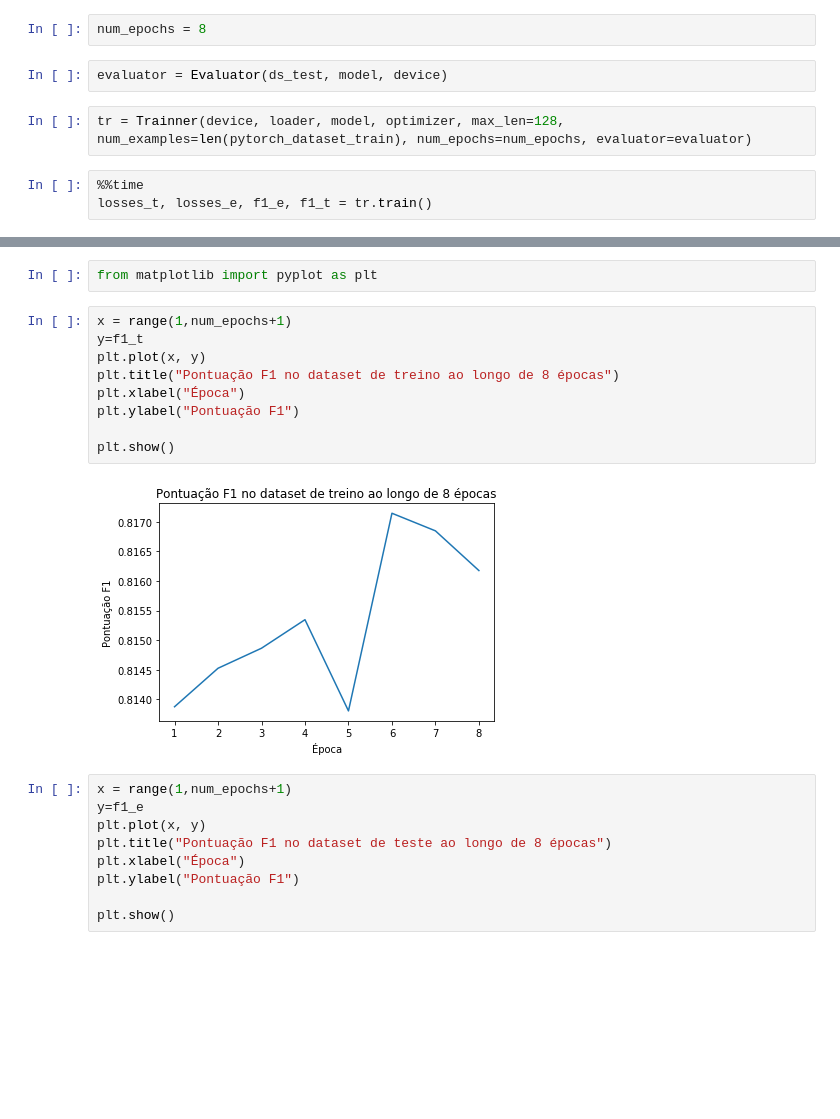
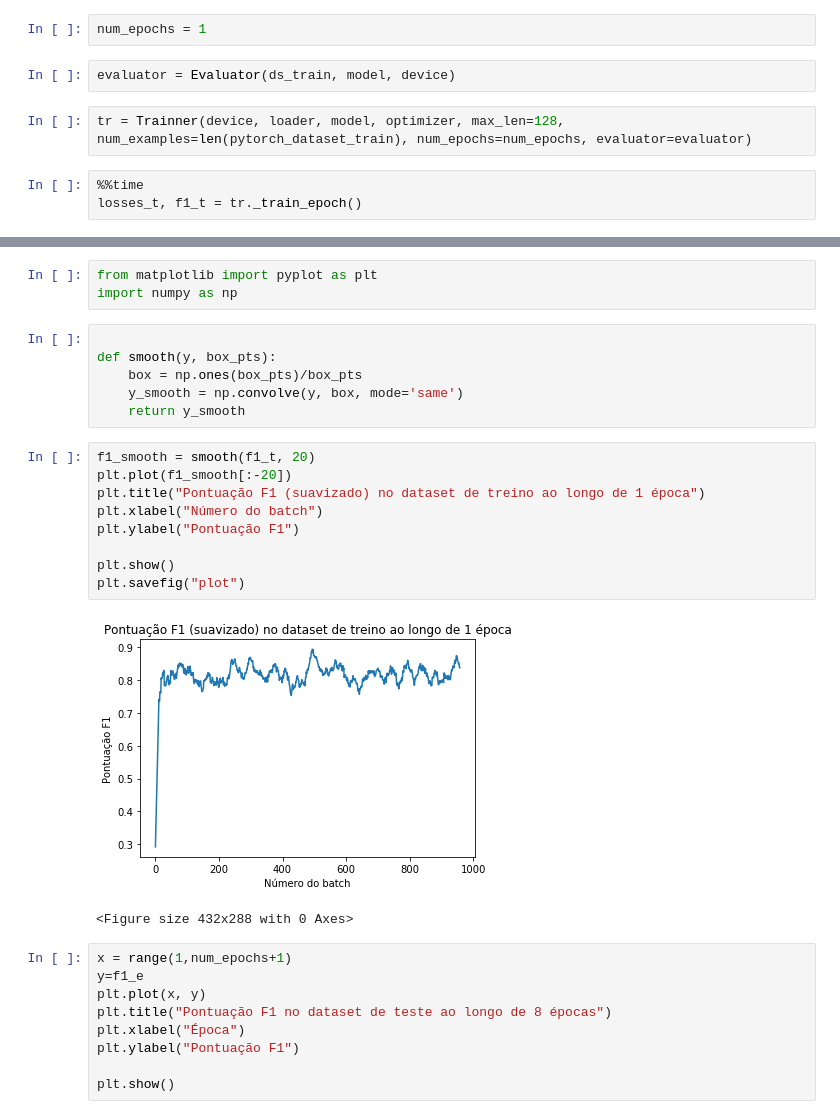
Before and after one commit to caiotda/MAC0499, a Jupyter notebook: model/client.ipynb, the cells around one changed output, grey strips where cells are left out. Cells and saved outputs as stored; diff of their text form; blank space fills up the shorter version.

Commit message:
chore: updates f1 curve por 1 epoch

```diff
--- a/model/client.ipynb
+++ b/model/client.ipynb
@@ -79,9 +79,9 @@ ds_test = DataLoader(pytorch_dataset_test, batch_size=8, shuffle=True)
 # %%
-num_epochs = 8
+num_epochs = 1
 # %%
-evaluator = Evaluator(ds_test, model, device)
+evaluator = Evaluator(ds_train, model, device)
 # %%
 tr = Trainner(device, loader, model, optimizer, max_len=128, num_examples=len(pytorch_dataset_train), num_epochs=num_epochs, evaluator=evaluator)
 # %%
 %%time
-losses_t, losses_e, f1_e, f1_t = tr.train()
+losses_t, f1_t = tr._train_epoch()
@@ -88,16 +102,24 @@ losses_t, losses_e, f1_e, f1_t = tr.train()
 # %%
 from matplotlib import pyplot as plt
+import numpy as np
+# %%
+
+def smooth(y, box_pts):
+    box = np.ones(box_pts)/box_pts
+    y_smooth = np.convolve(y, box, mode='same')
+    return y_smooth
 # %%
-x = range(1,num_epochs+1)
-y=f1_t
-plt.plot(x, y)
-plt.title("Pontuação F1 no dataset de treino ao longo de 8 épocas")
-plt.xlabel("Época")
+f1_smooth = smooth(f1_t, 20)
+plt.plot(f1_smooth[:-20])
+plt.title("Pontuação F1 (suavizado) no dataset de treino ao longo de 1 época")
+plt.xlabel("Número do batch")
 plt.ylabel("Pontuação F1")
 
 plt.show()
+plt.savefig("plot")
 # %% [output]
-[figure, old version]
+[figure, new version]
+<Figure size 432x288 with 0 Axes>
 # %%
 x = range(1,num_epochs+1)
 y=f1_e
```
Also changed, not shown: parts of 4 cells of this notebook.
